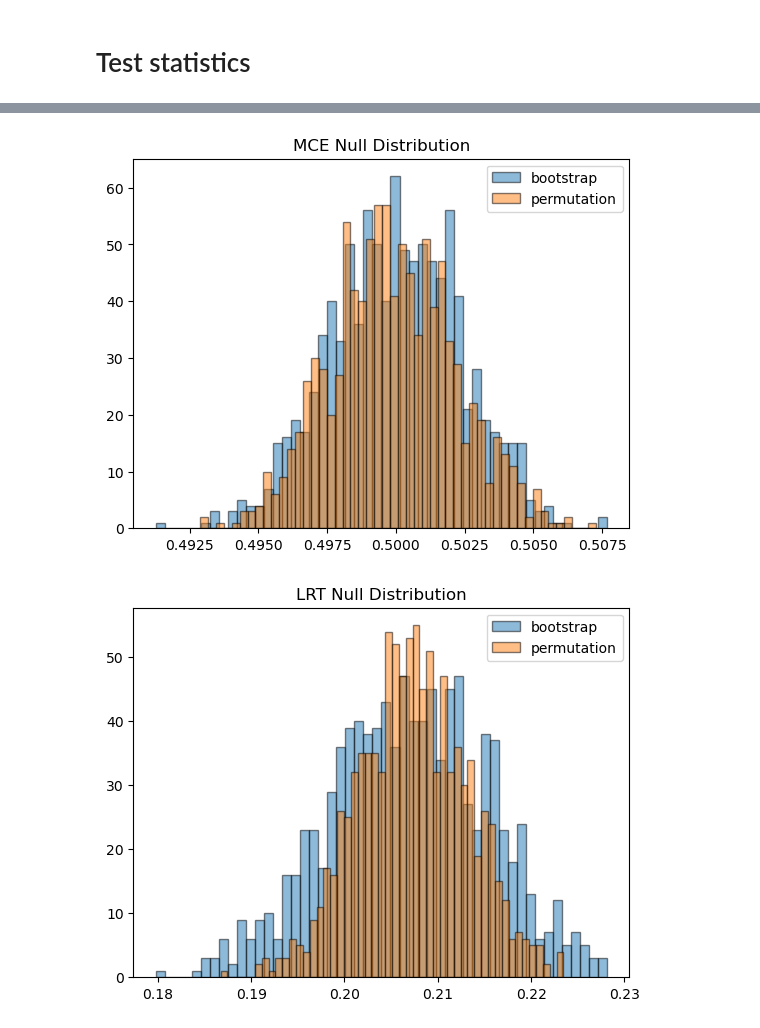
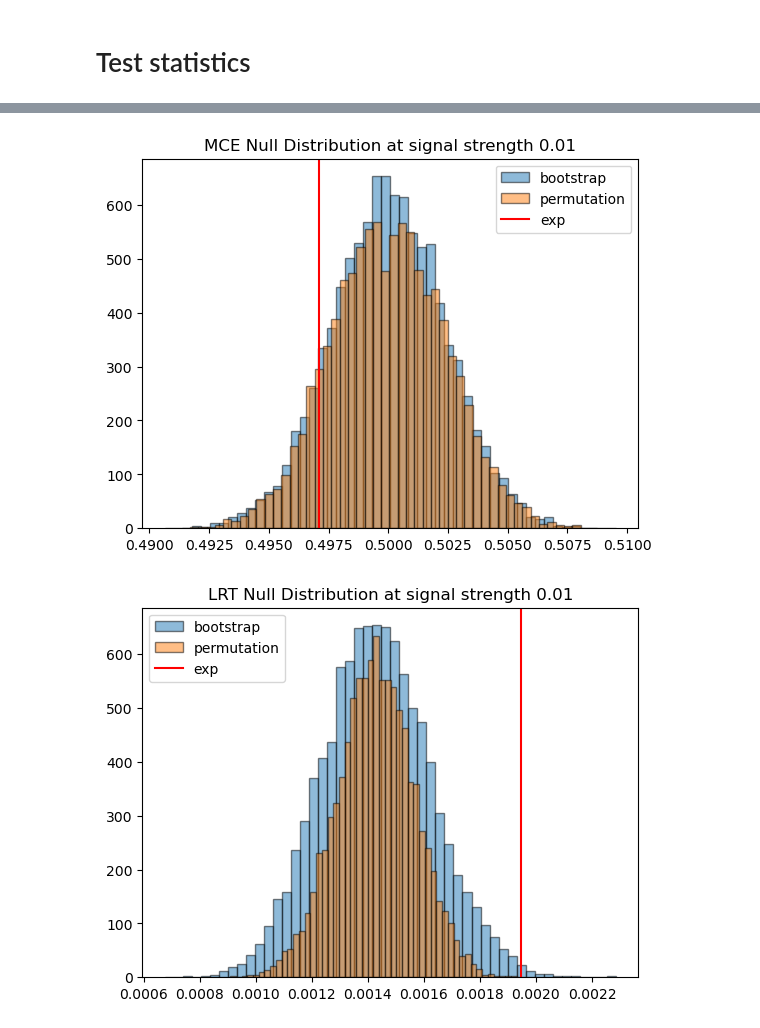
Before and after one commit to ZhengtingHe/ADwithNE, a Jupyter notebook: demo/analysis.ipynb, the cells around one changed output, grey strips where cells are left out. Drawn from its saved outputs; the diff is of its cells as text; code cells hidden in the pictures.

```diff
--- a/demo/analysis.ipynb
+++ b/demo/analysis.ipynb
@@ -218,7 +218,7 @@ def get_dataloaders(X1, W1, val_ratio):
 # %%
 test_ratio=0.2
 val_ratio = 0.2
-sig_lambda = 0.5
+sig_lambda = 0.01
 n = 100000
 
 exp_events, bkg_events = create_exp_bkg_events(bkg_embed_points, charged_Higgs_embed_points, sig_lambda, n)
@@ -472,20 +464,23 @@ class Bootstrap_Permutation:
         self.W2 = W2
         self.union = np.concatenate((self.X2, self.W2))
 
-        self.classifier = classifier
+        self.h_X2 = h_hat(classifier, self.X2)
+        self.h_W2 = h_hat(classifier, self.W2)
+        self.h_union = h_hat(classifier, self.union)
 
-        self.lrt_exp = lrt(self.classifier, self.W2)
-        self.auc_exp = auc(self.classifier, self.W2, self.X2)
-        self.mce_exp = mce(self.classifier, self.W2, self.X2)
+
+        self.lrt_exp = lrt(self.h_W2)
+        self.auc_exp = auc(self.h_W2, self.h_X2)
+        self.mce_exp = mce(self.h_W2, self.h_X2)
 
     def bootstrap(self, n):
         lrt_null = np.zeros(n)
         auc_null = np.zeros(n)
         mce_null = np.zeros(n)
         for i in tqdm(range(n)):
-            lrt_null[i] = lrt(self.classifier, self.union[np.random.choice(self.n_union, self.n2)])
-            auc_null[i] = auc(self.classifier, self.union[np.random.choice(self.n_union, self.n2)], self.union[np.random.choice(self.n_union, self.m2)])
-            mce_null[i] = mce(self.classifier, self.union[np.random.choice(self.n_union, self.n2)], self.union[np.random.choice(self.n_union, self.m2)])
+            lrt_null[i] = lrt(self.h_union[np.random.randint(0, self.n_union, self.n2)])
+            auc_null[i] = auc(self.h_union[np.random.randint(0, self.n_union, self.n2)], self.h_union[np.random.randint(0, self.n_union, self.m2)])
+            mce_null[i] = mce(self.h_union[np.random.randint(0, self.n_union, self.n2)], self.h_union[np.random.randint(0, self.n_union, self.m2)])
         return lrt_null, auc_null, mce_null
     def permutation(self, n):
         lrt_null = np.zeros(n)
@@ -493,38 +488,38 @@ class Bootstrap_Permutation:
         mce_null = np.zeros(n)
 
         for i in tqdm(range(n)):
-            sample1 = self.union.copy()
-            sample2 = self.union.copy()
+            sample1 = self.h_union.copy()
+            sample2 = self.h_union.copy()
             np.random.shuffle(sample1)
             np.random.shuffle(sample2)
-            lrt_null[i] = lrt(self.classifier, self.union[np.random.choice(self.n_union, self.n2, replace=False)])
-            auc_null[i] = auc(self.classifier, sample1[:self.n2], sample1[self.n2:])
-            mce_null[i] = mce(self.classifier, sample2[:self.n2], sample2[self.n2:])
+            lrt_null[i] = lrt(self.h_union[np.random.choice(self.n_union, self.n2, replace=False)])
+            auc_null[i] = auc(sample1[:self.n2], sample1[self.n2:])
+            mce_null[i] = mce(sample2[:self.n2], sample2[self.n2:])
         return lrt_null, auc_null, mce_null
 # %%
 bootstrap_permutation = Bootstrap_Permutation(X2, W2, naive_model)
 # %%
-lrt_null_bootstarp, auc_null_bootstarp, mce_null_bootstarp = bootstrap_permutation.bootstrap(1000)
+lrt_null_bootstarp, auc_null_bootstarp, mce_null_bootstarp = bootstrap_permutation.bootstrap(10000)
 # %%
-lrt_null_permutation, auc_null_permutation, mce_null_permutation = bootstrap_permutation.permutation(1000)
+lrt_null_permutation, auc_null_permutation, mce_null_permutation = bootstrap_permutation.permutation(10000)
 # %%
 plt.hist(mce_null_bootstarp, bins=50, alpha=0.5, edgecolor='black', label="bootstrap")
 plt.hist(mce_null_permutation, bins=50, alpha=0.5, edgecolor='black', label="permutation")
-# plt.axvline(bootstrap_permutation.mce_exp, color='r', label="exp")
+plt.axvline(bootstrap_permutation.mce_exp, color='r', label="exp")
 plt.legend()
-plt.title("MCE Null Distribution")
+plt.title("MCE Null Distribution at signal strength {}".format(sig_lambda))
 plt.show()
 # %% [output]
-[figure, old version]
+[figure, new version]
 # %%
 plt.hist(lrt_null_bootstarp, bins=50, alpha=0.5, edgecolor='black', label="bootstrap")
 plt.hist(lrt_null_permutation, bins=50, alpha=0.5, edgecolor='black', label="permutation")
-# plt.axvline(bootstrap_permutation.lrt_exp, color='r', label="exp")
+plt.axvline(bootstrap_permutation.lrt_exp, color='r', label="exp")
 plt.legend()
-plt.title("LRT Null Distribution")
+plt.title("LRT Null Distribution at signal strength {}".format(sig_lambda))
 plt.show()
 # %% [output]
-[figure, old version]
+[figure, new version]
 # %%
 plt.hist(auc_null_bootstarp, bins=50, alpha=0.5, edgecolor='black', label="bootstrap")
 plt.hist(auc_null_permutation, bins=50, alpha=0.5, edgecolor='black', label="permutation")
```
Also changed, not shown: parts of 10 cells of this notebook.
